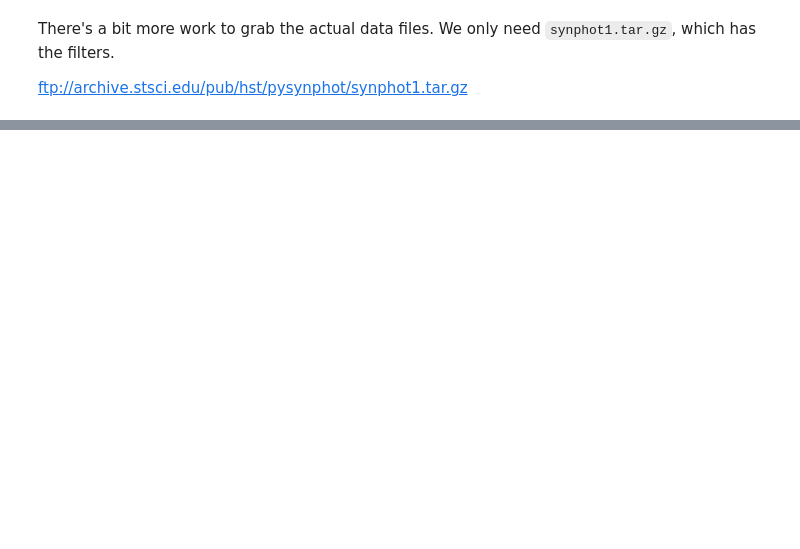
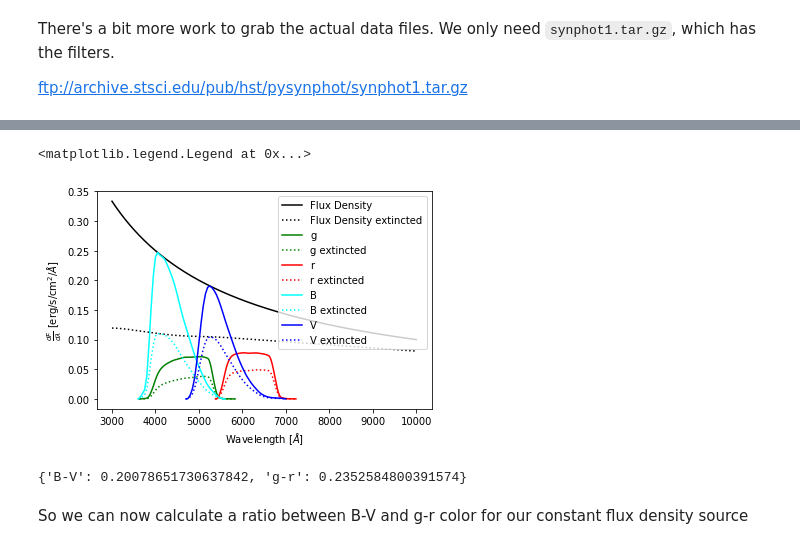
Before and after one commit to mwvgroup/simple-extinction, a Jupyter notebook: example_extinction.ipynb, the cells around one changed output, grey strips where cells are left out. Cells and saved outputs as stored; diff of their text form; code cells hidden in the pictures; blank space fills up the shorter version.

```diff
--- a/example_extinction.ipynb
+++ b/example_extinction.ipynb
@@ -256,0 +182,28 @@ $0.081600004 \; \mathrm{}$
+# %%
+from scipy.interpolate import interp1d
+flux_density_wavelength_interp = interp1d(wavelength, flux_density_wavelength)
+mag_ext_interp = interp1d(wavelength, mag_ext)
+
+source = {}
+extincted_source = {}
+for f, data in bandpass.items():
+    source[f] = flux_density_wavelength_interp(bandpass[f]["WAVELENGTH"]) * bandpass[f]["THROUGHPUT"]
+    extincted_source[f] = 10 ** (-0.4 * mag_ext_interp(bandpass[f]["WAVELENGTH"])) * source[f]
+# %%
+ax1 = plt.gca()
+ax1.plot(wavelength, flux_density_wavelength, color="black", label="Flux Density")
+ax1.plot(wavelength, extincted_flux_density_wavelength, color="black", ls=":", label="Flux Density extincted")
+
+for f, data in bandpass.items():
+    ax1.plot(data["WAVELENGTH"], source[f], color=colors[f], label=f)
+    ax1.plot(data["WAVELENGTH"], extincted_source[f], ls=":", color=colors[f], label=f"{f} extincted")
+
+ax1.set_xlabel("Wavelength [$\AA$]")
+ax1.set_ylabel("Throughput")
+
+ax1.set_ylabel(r"$\frac{dF}{d\lambda}$ [erg/s/cm$^2$/$\AA$]");
+
+ax1.legend()
+# %% [output]
+<matplotlib.legend.Legend at 0x...>
+[figure, added]
@@ -256,0 +231,6 @@ $0.081600004 \; \mathrm{}$
+# %%
+excess_color
+# %% [output]
+{'B-V': 0.20078651730637842, 'g-r': 0.2352584800391574}
+# %% [markdown]
+So we can now calculate a ratio between B-V and g-r color for our constant flux density source
```
Also changed, not shown: parts of 21 cells of this notebook.
